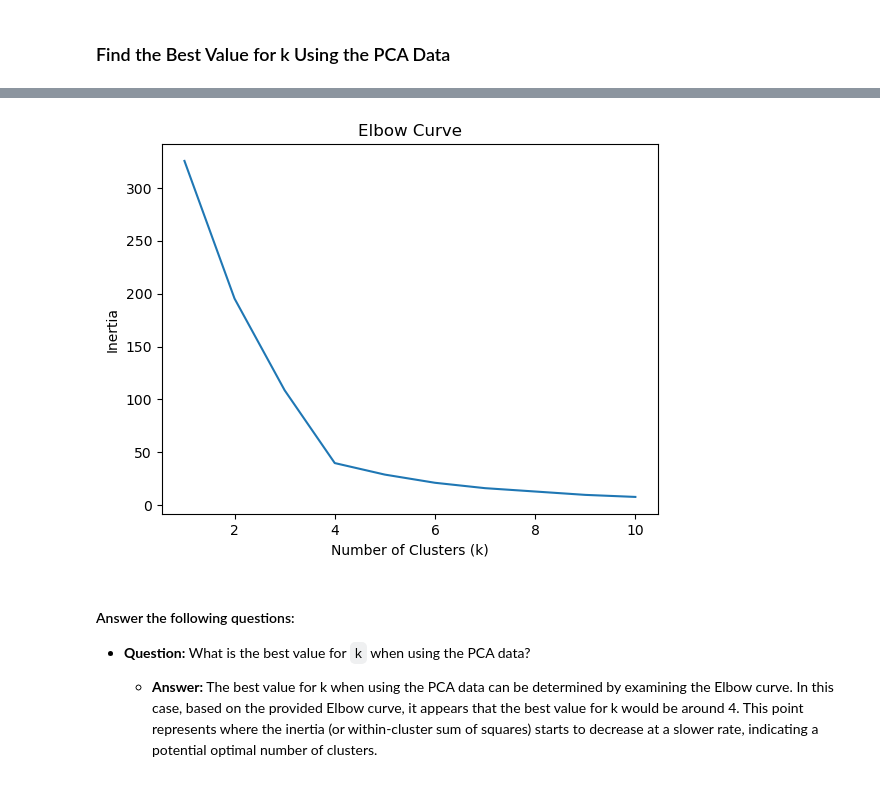
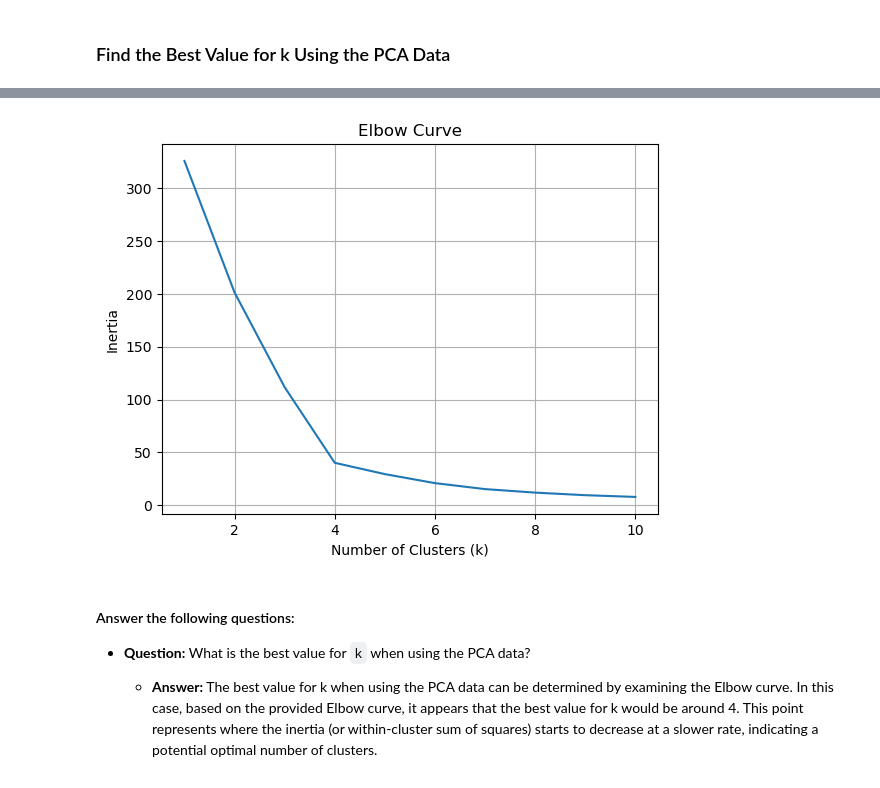
Before and after one commit to sushmamylavarapu/cryptoclustering-challenge, a Jupyter notebook: Crypto_Clustering.ipynb, the cells around one changed output, grey strips where cells are left out. Cells and saved outputs as stored; diff of their text form; code cells hidden in the pictures.

```diff
--- a/Crypto_Clustering.ipynb
+++ b/Crypto_Clustering.ipynb
@@ -80,8 +80,8 @@ array([[ 5.08529366e-01,  4.93193071e-01,  7.72200433e-01,
         -1.32481673e-01]])
 # %%
 # Create a DataFrame with the scaled data
-columns_to_scale = ["price_change_percentage_24h", "price_change_percentage_7d", "price_change_percentage_14d", "price_change_percentage_30d", "price_change_percentage_60d", "price_change_percentage_200d", "price_change_percentage_1y"]
-df_market_data_scaled = pd.DataFrame(market_data_scaled, columns=columns_to_scale)
+#columns_to_scale = ["price_change_percentage_24h", "price_change_percentage_7d", "price_change_percentage_14d", "price_change_percentage_30d", "price_change_percentage_60d", "price_change_percentage_200d", "price_change_percentage_1y"]
+df_market_data_scaled = pd.DataFrame(market_data_scaled, columns=df_market_data.columns)
 
 # Copy the crypto names from the original data
 df_market_data_scaled['coin_id'] = df_market_data.index
@@ -110,7 +110,7 @@ df_market_data_scaled.head(10)
 ### Find the Best Value for k Using the Original Data.
 # %%
 # Create a list with the number of k-values from 1 to 11
-k_values = list(range(1, 11))
+k = list(range(1, 11))
 # %%
 # Create an empty list to store the inertia values
 inertia = []
@@ -120,8 +120,8 @@ inertia = []
 # 1. Create a KMeans model using the loop counter for the n_clusters
 # 2. Fit the model to the data using `df_market_data_scaled`
 # 3. Append the model.inertia_ to the inertia list
-for k in range(1, 11):
-    model = KMeans(n_clusters=k)
+for i in k:
+    model = KMeans(n_clusters=i, random_state=0)
     model.fit(df_market_data_scaled)
     inertia.append(model.inertia_)
 # %%
@@ -192,7 +190,7 @@ print(cluster_labels)
 df_market_data_scaled_copy = df_market_data_scaled.copy()
 # %%
 # Add a new column to the DataFrame with the predicted clusters
-df_market_data_scaled['crypto_clusters'] = model.labels_
+df_market_data_scaled_copy['crypto_clusters'] = cluster_labels
 
 # Display sample data
 df_market_data_scaled_copy.head(10)
@@ -331,13 +329,14 @@ df_elbow
 # %%
 # Plot a line chart with all the inertia values computed with
 # the different values of k to visually identify the optimal value for k.
 plt.plot(df_elbow['k'], df_elbow['inertia'])
 plt.xlabel('Number of Clusters (k)')
 plt.ylabel('Inertia')
 plt.title('Elbow Curve')
+plt.grid(True)
 plt.show()
 # %% [output]
-[figure, old version]
+[figure, new version]
 # %% [markdown]
 #### Answer the following questions:
 
```
Also changed, not shown: parts of 14 cells of this notebook.
